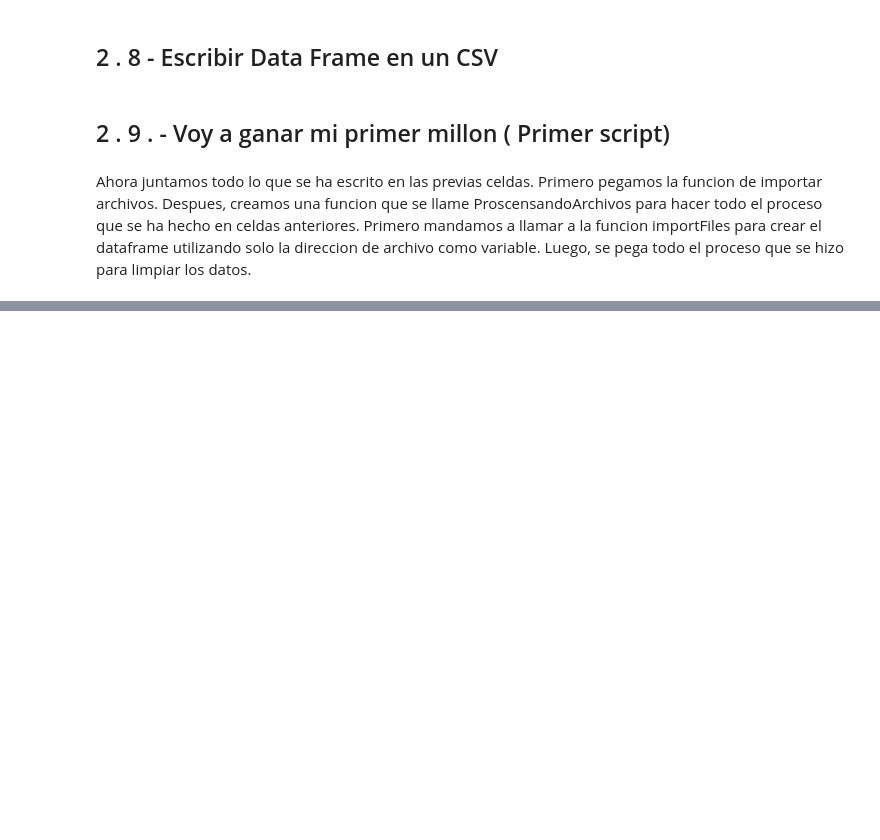
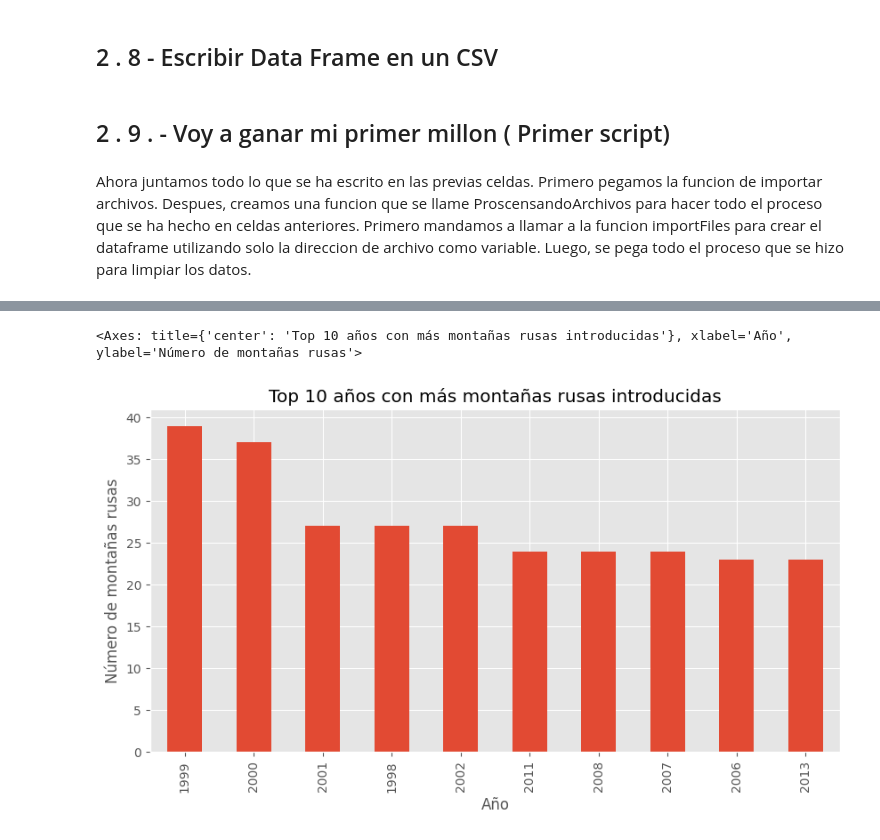
Before and after one commit to pedroortizortega/Python-for-Daily-Life, a Jupyter notebook: PandasVidaDiaria.ipynb, the cells around one changed output, grey strips where cells are left out. Saved outputs shown, nothing was run; the diff lists cells and outputs as text; code cells hidden in the pictures; blank space fills up the shorter version.

```diff
--- a/PandasVidaDiaria.ipynb
+++ b/PandasVidaDiaria.ipynb
@@ -569,0 +979,12 @@ df = ProcesandoArchivos(initialFile, exitNameFile)
+# %%
+# Barras verticales
+df_no_duplicates["year_introduced"].value_counts().head(10).plot(
+    kind = "bar",
+    figsize = (10, 5),
+    title="Top 10 años con más montañas rusas introducidas",
+    xlabel="Año",
+    ylabel="Número de montañas rusas"
+    )
+# %% [output]
+<Axes: title={'center': 'Top 10 años con más montañas rusas introducidas'}, xlabel='Año', ylabel='Número de montañas rusas'>
+[figure, added]
```
Also changed, not shown: parts of 69 cells of this notebook, 4 other files.
